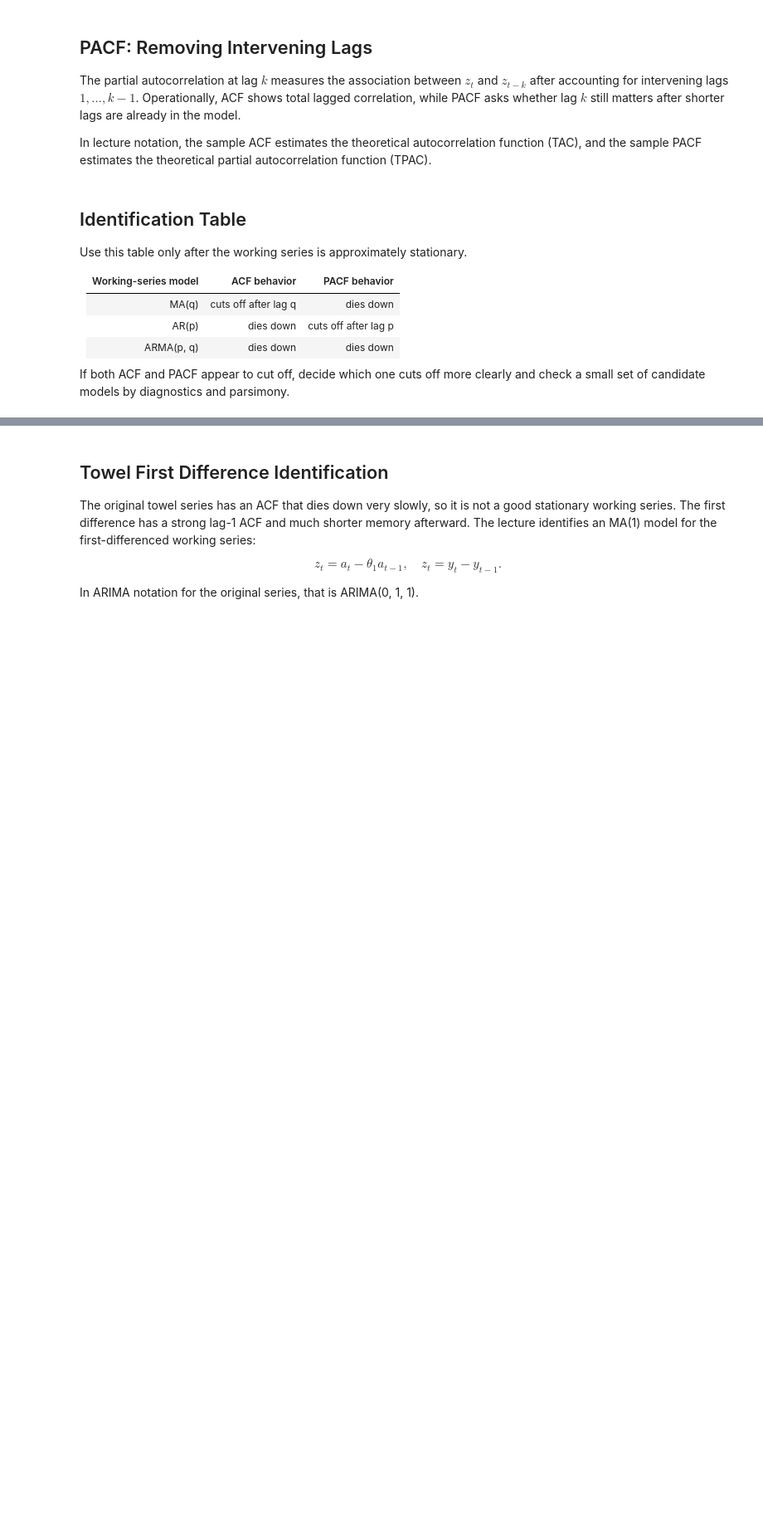
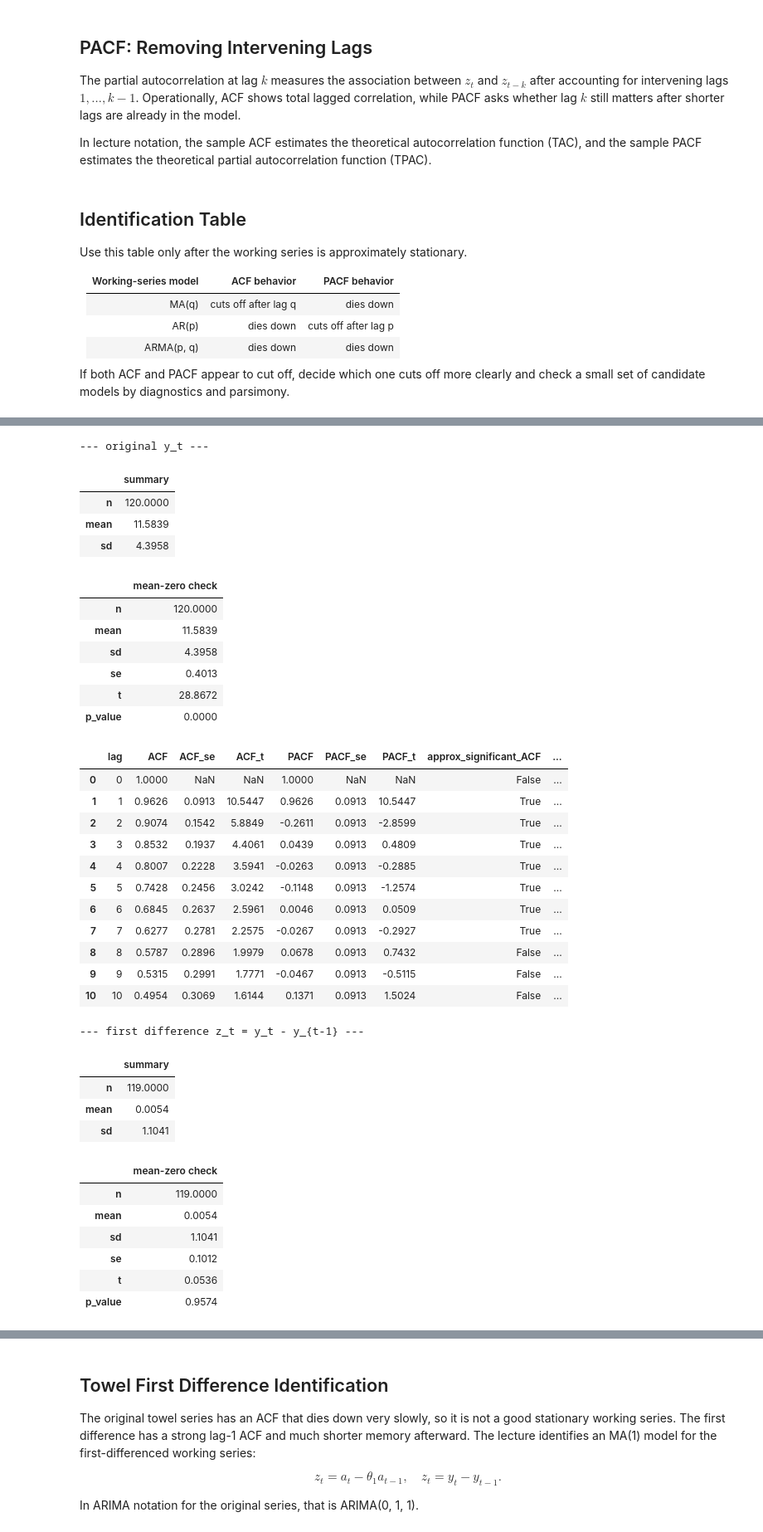
Before and after one commit to LJC-FVNR/isye4031-summer2026-labs, a Jupyter notebook: modules/06_box_jenkins/files/02_acf_pacf_identification.ipynb, the cells around one changed output, grey strips where cells are left out. Shown at 83% size. Cells and saved outputs as stored; diff of their text form; code cells hidden in the pictures; blank space fills up the shorter version.

```diff
--- a/modules/06_box_jenkins/files/02_acf_pacf_identification.ipynb
+++ b/modules/06_box_jenkins/files/02_acf_pacf_identification.ipynb
@@ -126,0 +141,52 @@ If both ACF and PACF appear to cut off, decide which one cuts off more clearly a
+# %%
+branches = {
+    'original y_t': y,
+    'first difference z_t = y_t - y_{t-1}': z,
+}
+
+for label, series in branches.items():
+    print(f'--- {label} ---')
+    display(pd.Series({
+        'n': len(series),
+        'mean': float(pd.Series(series).mean()),
+        'sd': float(pd.Series(series).std(ddof=1)),
+    }).to_frame('summary').round(4))
+    display(mean_zero_t_test(series).to_frame('mean-zero check').round(4))
+    display(acf_pacf_table(series, nlags=10).round(4))
+# %% [output]
+--- original y_t ---
+|  | summary |
+| n | 120.0000 |
+| mean | 11.5839 |
+| sd | 4.3958 |
+|  | mean-zero check |
+| n | 120.0000 |
+| mean | 11.5839 |
+| sd | 4.3958 |
+| se | 0.4013 |
+| t | 28.8672 |
+| p_value | 0.0000 |
+|  | lag | ACF | ACF_se | ACF_t | PACF | PACF_se | PACF_t | approx_significant_ACF | ... |
+| 0 | 0 | 1.0000 | NaN | NaN | 1.0000 | NaN | NaN | False | ... |
+| 1 | 1 | 0.9626 | 0.0913 | 10.5447 | 0.9626 | 0.0913 | 10.5447 | True | ... |
+| 2 | 2 | 0.9074 | 0.1542 | 5.8849 | -0.2611 | 0.0913 | -2.8599 | True | ... |
+| 3 | 3 | 0.8532 | 0.1937 | 4.4061 | 0.0439 | 0.0913 | 0.4809 | True | ... |
+| 4 | 4 | 0.8007 | 0.2228 | 3.5941 | -0.0263 | 0.0913 | -0.2885 | True | ... |
+| 5 | 5 | 0.7428 | 0.2456 | 3.0242 | -0.1148 | 0.0913 | -1.2574 | True | ... |
+| 6 | 6 | 0.6845 | 0.2637 | 2.5961 | 0.0046 | 0.0913 | 0.0509 | True | ... |
+| 7 | 7 | 0.6277 | 0.2781 | 2.2575 | -0.0267 | 0.0913 | -0.2927 | True | ... |
+| 8 | 8 | 0.5787 | 0.2896 | 1.9979 | 0.0678 | 0.0913 | 0.7432 | False | ... |
+| 9 | 9 | 0.5315 | 0.2991 | 1.7771 | -0.0467 | 0.0913 | -0.5115 | False | ... |
+| 10 | 10 | 0.4954 | 0.3069 | 1.6144 | 0.1371 | 0.0913 | 1.5024 | False | ... |
+--- first difference z_t = y_t - y_{t-1} ---
+|  | summary |
+| n | 119.0000 |
+| mean | 0.0054 |
+| sd | 1.1041 |
+|  | mean-zero check |
+| n | 119.0000 |
+| mean | 0.0054 |
+| sd | 1.1041 |
+| se | 0.1012 |
+| t | 0.0536 |
+| p_value | 0.9574 |
```
Also changed, not shown: parts of 5 cells of this notebook, 3 other files.
